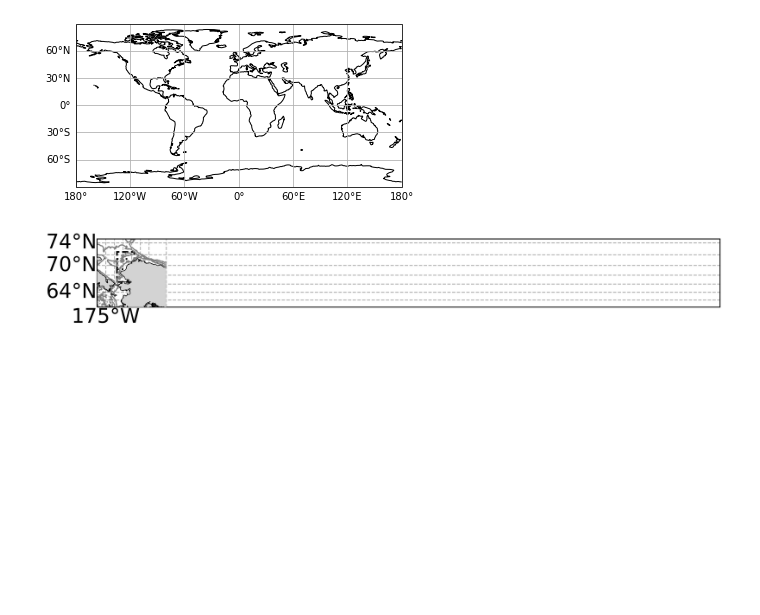
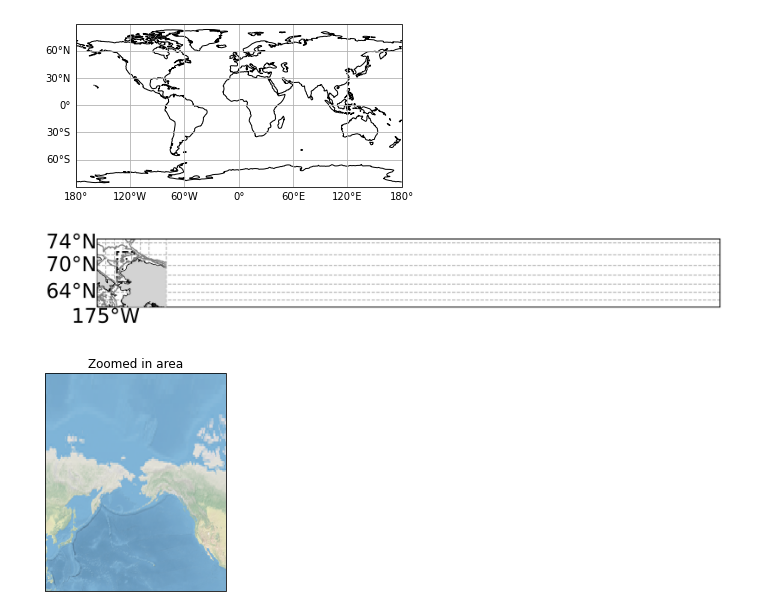
Before and after one commit to leviner/ChukchiTimeSeries, a Jupyter notebook: code/overviewMap.ipynb, the cells around one changed output. Saved outputs shown, nothing was run; the diff lists cells and outputs as text; code cells hidden in the pictures; blank space fills up the shorter version.

```diff
--- a/code/overviewMap.ipynb
+++ b/code/overviewMap.ipynb
@@ -131,3 +131,19 @@ ax1.set_extent([-150,-180,60,74.1])
 #plt.savefig("G:\My Drive\Research\Arctic EIS II\Saildrone\manuscript\Final\CoauthorComments\Submitted\Revisions\Resubmit\FromCoauthors\FinalRevised\ToUpload\FinalFigures\svgs\F1.svg")
 # %% [output]
 [figure]
+# %%
+import cartopy.crs as ccrs
+import matplotlib.pyplot as plt
+import shapely.geometry as sgeom
+
+
+proj = ccrs.Mercator(central_longitude=180)
+
+ax2 = plt.subplot(111, projection=proj)
+ax2.stock_img()
+ax2.set_extent([120,260,0,80])
+plt.title('Zoomed in area')
+
+plt.show()
+# %% [output]
+[figure, added]
```
Also changed, not shown: parts of 1 cell of this notebook, 8 other files.
